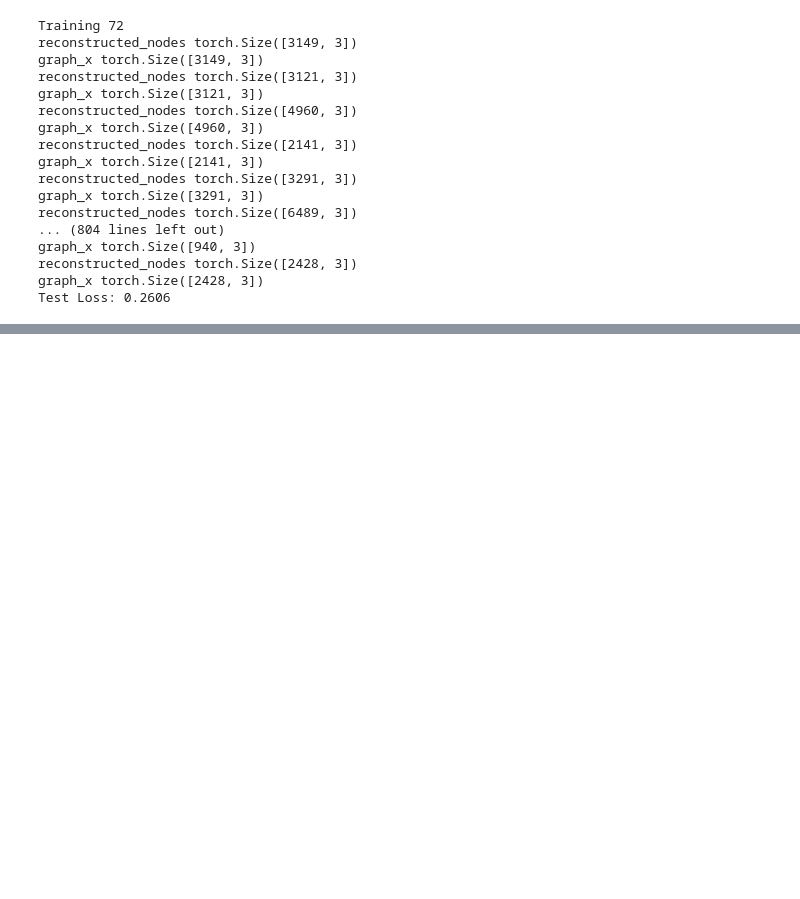
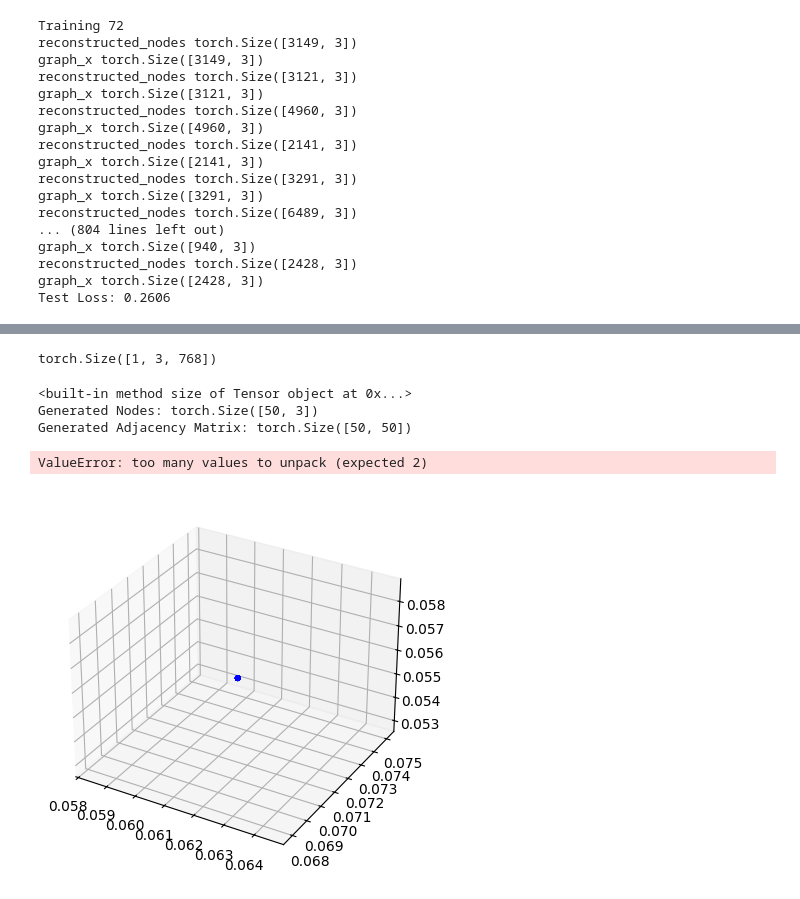
Before and after one commit to SurajWijewickrama/AutoMesh-GGT-VQ, a Jupyter notebook: automesh.ipynb, the cells around one changed output, grey strips where cells are left out. Cells and saved outputs as stored; diff of their text form; code cells hidden in the pictures; blank space fills up the shorter version.

Commit message:
LSTM trained and generated node and adj

```diff
--- a/automesh.ipynb
+++ b/automesh.ipynb
@@ -799,6 +800,18 @@ def generate_feature_fusion_from_text(model, text_input, device):
         predicted_fused_features = model['lstm_feature_fusion'](text_embeddings)  # [batch_size, fused_dim]
 
     return predicted_fused_features
+
+inputs = tokenizer("airplane", return_tensors="pt", padding=True, truncation=True, max_length=32)
+input_ids = inputs["input_ids"].to(dtype=torch.long)  # Ensure integer token IDs and move to device
+
+with torch.no_grad():
+    outputs = bert_model(input_ids.to(device))  # Ensure input is on the correct device
+text_label_embedding = outputs.last_hidden_state.to(device)  # Pool the embeddings and move to device
+print(text_label_embedding.shape)
+pooled_text_label = text_label_embedding.mean(dim=1)
+ff=generate_feature_fusion_from_text(model,pooled_text_label,device)
+# %% [output]
+torch.Size([1, 3, 768])
 # %%
 text_label_str = "AR gun"
 inputs = tokenizer(text_label_str, return_tensors="pt", padding=True, truncation=True, max_length=32)
@@ -836,7 +849,17 @@ def generate_graph_from_bert(model, bert_embedding, device):
 generate_graph_from_bert(model, text_label_embedding, device)
 # %%
 with torch.no_grad():
-    z_latent = torch.randn(1, 128).to(device)  # Random latent vector
+    z_latent,_ = model['vector_quantizer'](ff)
+    print(z_latent.size)
     new_nodes, new_adj = model['graph_decoder'](z_latent)
-    print("Generated Nodes:", new_nodes)
-    print("Generated Adjacency Matrix:", new_adj)
+    print("Generated Nodes:", new_nodes.shape)
+    print("Generated Adjacency Matrix:", new_adj.shape)
+# %% [output]
+<built-in method size of Tensor object at 0x...>
+Generated Nodes: torch.Size([50, 3])
+Generated Adjacency Matrix: torch.Size([50, 50])
+# %%
+visualize_3d(new_nodes.cpu().numpy(), new_adj.cpu().numpy())
+# %% [output]
+ValueError: too many values to unpack (expected 2)
+[figure, added]
```
Also changed, not shown: parts of 5 cells of this notebook, 1 other file.
